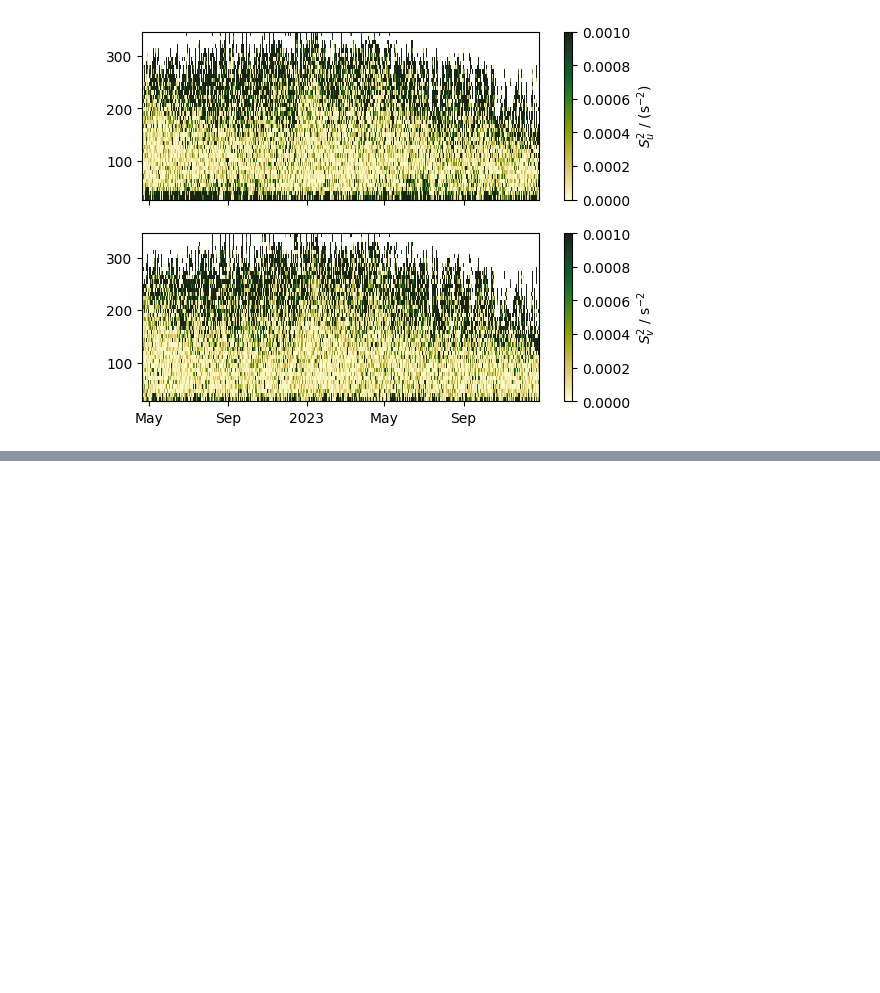
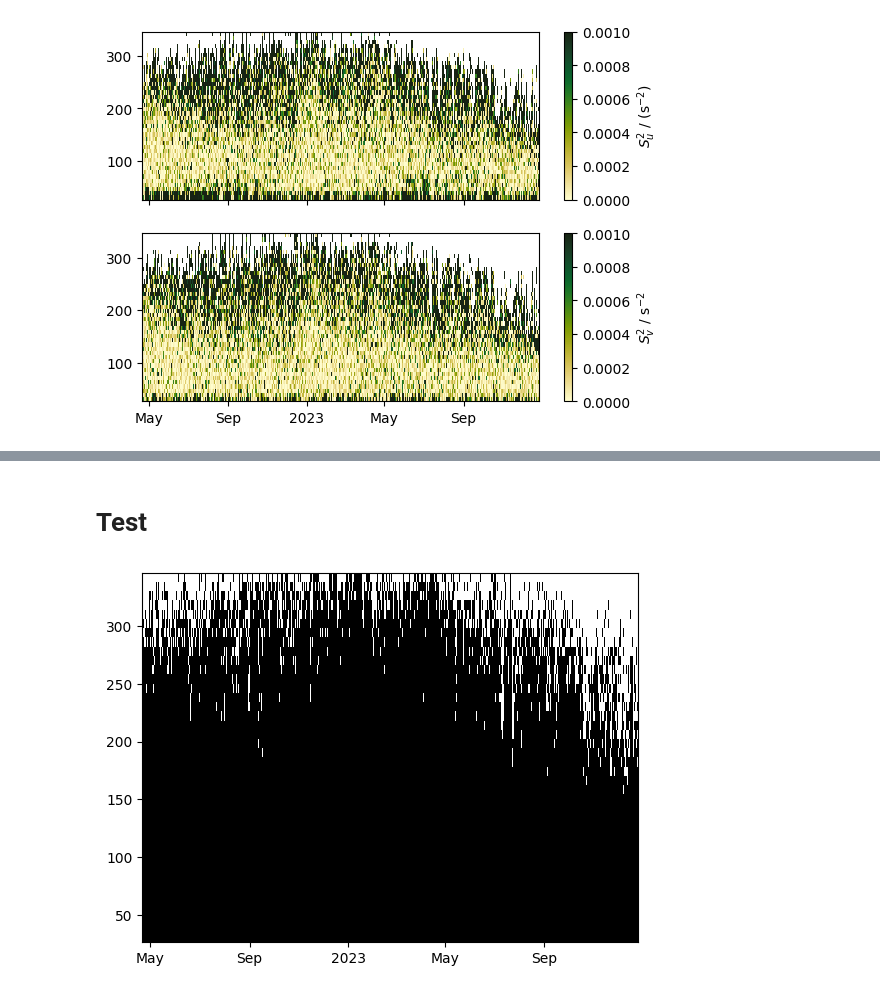
Before and after one commit to opinner/pinner2026_JPO_code, a Jupyter notebook: notebooks/exploratory/ADCP.ipynb, the cells around one changed output, grey strips where cells are left out. Drawn from its saved outputs; the diff is of its cells as text; code cells hidden in the pictures; blank space fills up the shorter version.

```diff
--- a/notebooks/exploratory/ADCP.ipynb
+++ b/notebooks/exploratory/ADCP.ipynb
@@ -320,0 +328,2 @@ for axis in ax:
+# %% [markdown]
+# Test
@@ -320,0 +332,11 @@ for axis in ax:
+# %%
+fig, ax = plt.subplots(1)
+
+im0 = ax.pcolormesh(uclean.index, uclean.columns, ~uclean.isna().T.to_numpy(), cmap="Greys")
+
+locator = mdates.AutoDateLocator(minticks=3, maxticks=7)
+formatter = mdates.ConciseDateFormatter(locator)
+ax.xaxis.set_major_locator(locator)
+ax.xaxis.set_major_formatter(formatter)
+# %% [output]
+[figure, added]
```
Also changed, not shown: parts of 14 cells of this notebook, 6 other files.
